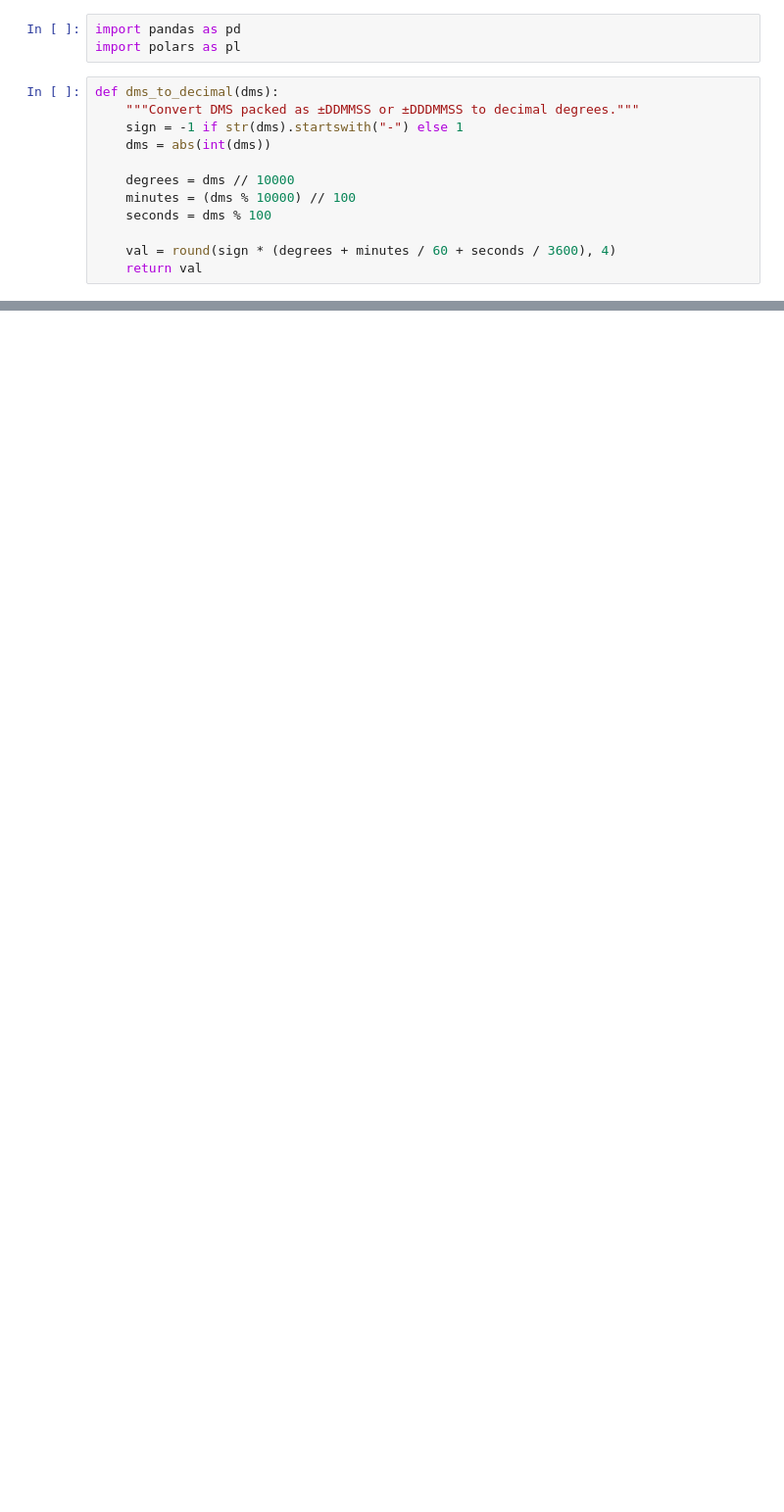
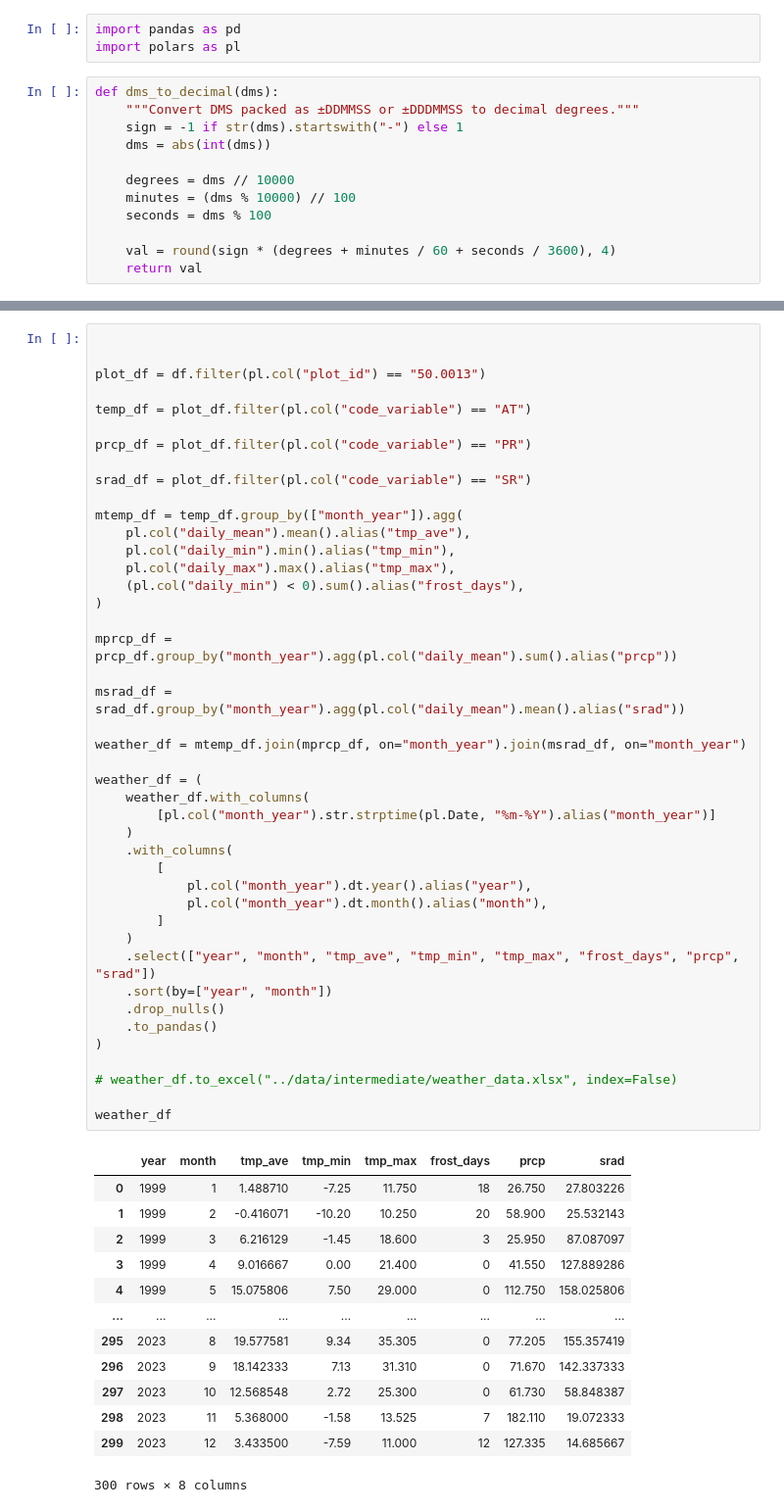
Before and after one commit to simlab-vs/TrunX, a Jupyter notebook: notebooks/icp_weather_data.ipynb, the cells around one changed output, grey strips where cells are left out. Shown at 98% size. Drawn from its saved outputs; the diff is of its cells as text; blank space fills up the shorter version.

```diff
--- a/notebooks/icp_weather_data.ipynb
+++ b/notebooks/icp_weather_data.ipynb
@@ -409,0 +616,57 @@ weather_df
+# %%
+
+
+plot_df = df.filter(pl.col("plot_id") == "50.0013")
+
+temp_df = plot_df.filter(pl.col("code_variable") == "AT")
+
+prcp_df = plot_df.filter(pl.col("code_variable") == "PR")
+
+srad_df = plot_df.filter(pl.col("code_variable") == "SR")
+
+mtemp_df = temp_df.group_by(["month_year"]).agg(
+    pl.col("daily_mean").mean().alias("tmp_ave"),
+    pl.col("daily_min").min().alias("tmp_min"),
+    pl.col("daily_max").max().alias("tmp_max"),
+    (pl.col("daily_min") < 0).sum().alias("frost_days"),
+)
+
+mprcp_df = prcp_df.group_by("month_year").agg(pl.col("daily_mean").sum().alias("prcp"))
+
+msrad_df = srad_df.group_by("month_year").agg(pl.col("daily_mean").mean().alias("srad"))
+
+weather_df = mtemp_df.join(mprcp_df, on="month_year").join(msrad_df, on="month_year")
+
+weather_df = (
+    weather_df.with_columns(
+        [pl.col("month_year").str.strptime(pl.Date, "%m-%Y").alias("month_year")]
+    )
+    .with_columns(
+        [
+            pl.col("month_year").dt.year().alias("year"),
+            pl.col("month_year").dt.month().alias("month"),
+        ]
+    )
+    .select(["year", "month", "tmp_ave", "tmp_min", "tmp_max", "frost_days", "prcp", "srad"])
+    .sort(by=["year", "month"])
+    .drop_nulls()
+    .to_pandas()
+)
+
+# weather_df.to_excel("../data/intermediate/weather_data.xlsx", index=False)
+
+weather_df
+# %% [output]
+|  | year | month | tmp_ave | tmp_min | tmp_max | frost_days | prcp | srad |
+| 0 | 1999 | 1 | 1.488710 | -7.25 | 11.750 | 18 | 26.750 | 27.803226 |
+| 1 | 1999 | 2 | -0.416071 | -10.20 | 10.250 | 20 | 58.900 | 25.532143 |
+| 2 | 1999 | 3 | 6.216129 | -1.45 | 18.600 | 3 | 25.950 | 87.087097 |
+| 3 | 1999 | 4 | 9.016667 | 0.00 | 21.400 | 0 | 41.550 | 127.889286 |
+| 4 | 1999 | 5 | 15.075806 | 7.50 | 29.000 | 0 | 112.750 | 158.025806 |
+| ... | ... | ... | ... | ... | ... | ... | ... | ... |
+| 295 | 2023 | 8 | 19.577581 | 9.34 | 35.305 | 0 | 77.205 | 155.357419 |
+| 296 | 2023 | 9 | 18.142333 | 7.13 | 31.310 | 0 | 71.670 | 142.337333 |
+| 297 | 2023 | 10 | 12.568548 | 2.72 | 25.300 | 0 | 61.730 | 58.848387 |
+| 298 | 2023 | 11 | 5.368000 | -1.58 | 13.525 | 7 | 182.110 | 19.072333 |
+| 299 | 2023 | 12 | 3.433500 | -7.59 | 11.000 | 12 | 127.335 | 14.685667 |
+300 rows × 8 columns
```
Also changed, not shown: parts of 15 cells of this notebook, 7 other files.
